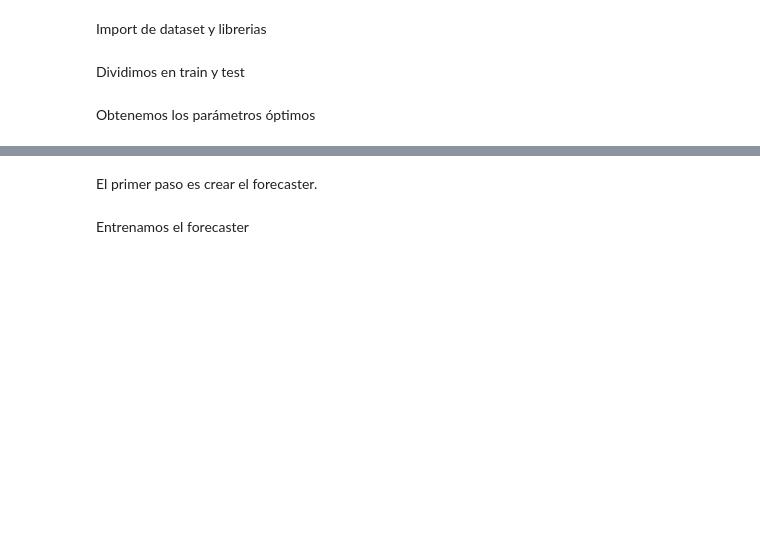
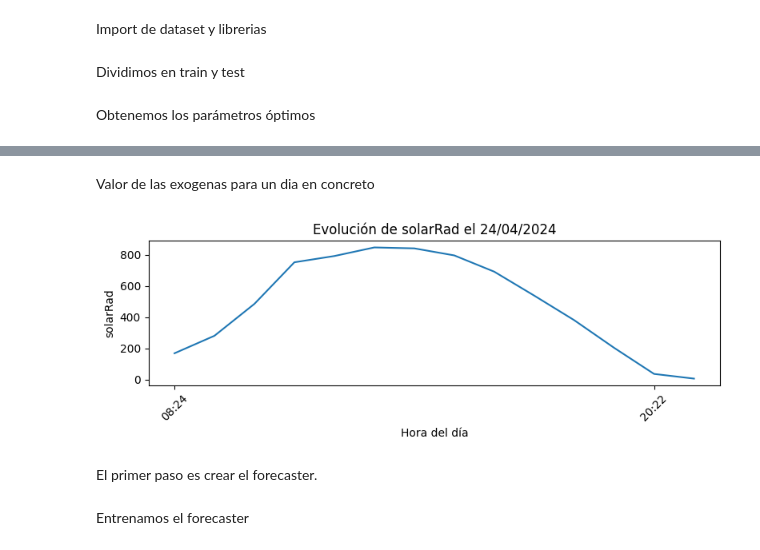
Before and after one commit to GuilleBlancoUC/TFG---IA-DE-PREDICCION-FOTOVOLTAICA, a Jupyter notebook: 3 - Código/ForescastLorca.ipynb, the cells around one changed output, grey strips where cells are left out. Drawn from its saved outputs; the diff is of its cells as text; code cells hidden in the pictures; blank space fills up the shorter version.

```diff
--- a/3 - Código/ForescastLorca.ipynb
+++ b/3 - Código/ForescastLorca.ipynb
@@ -76,3 +88,33 @@ grid_search = grid_search_forecaster(
+# %% [markdown]
+Valor de las exogenas para un dia en concreto
+# %%
+var  = 'solarRad'        #variable exógena a graficar
+fecha = "24/04/2024"
+dia = pd.to_datetime(fecha, dayfirst=True)
+
+mask = (
+    (data_train["month"] == dia.month) &
+    (data_train["day"]   == dia.day)
+)
+data_dia = data_train.loc[mask].copy()
+
+data_dia["time_str"] = data_dia["hour"].astype(str).str.zfill(2) + ":" + \
+                       data_dia["minute"].astype(str).str.zfill(2)
+
+fig, ax = plt.subplots(figsize=(8, 3))
+ax.plot(data_dia["time_str"], data_dia[var])
+ax.set_title(f"Evolución de {var} el {fecha}")
+ax.set_xlabel("Hora del día")
+ax.set_ylabel(var)
+
+step = 12
+ax.set_xticks(data_dia["time_str"].iloc[::step])
+ax.set_xticklabels(data_dia["time_str"].iloc[::step], rotation=45)
+
+plt.tight_layout()
+plt.show()
+# %% [output]
+[figure, added]
 # %% [markdown]
 El primer paso es crear el forecaster.
 # %%
```
Also changed, not shown: parts of 24 cells of this notebook, 6 other files.
